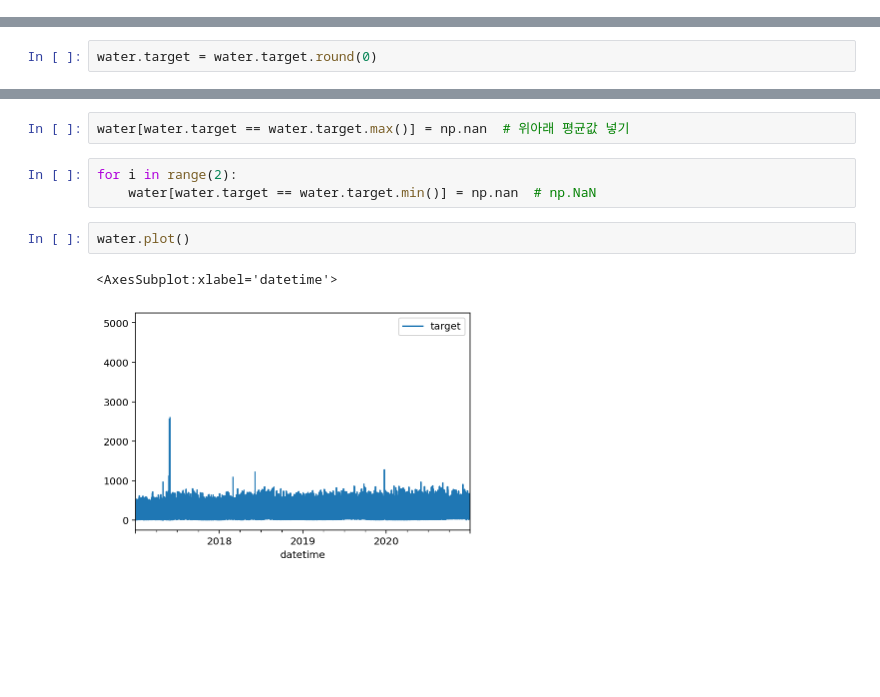
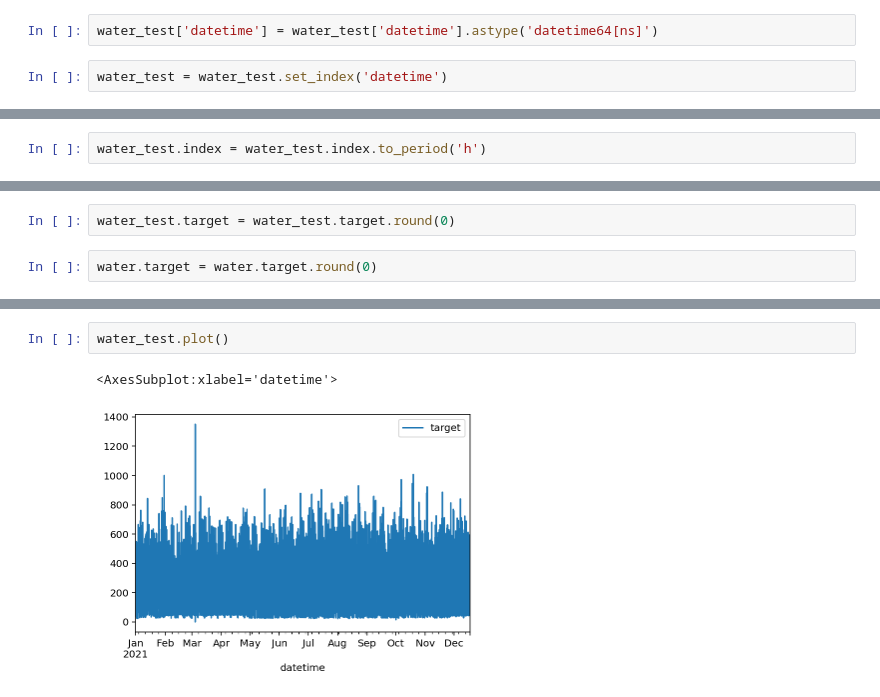
Before and after one commit to pyh5214/ML_Time-Series-Analysis, a Jupyter notebook: water.ipynb, the cells around one changed output, grey strips where cells are left out. Saved outputs shown, nothing was run; the diff lists cells and outputs as text; blank space fills up the shorter version.

Commit message:
water_sktime
전처리된 데이터에 적용:

```diff
--- a/water.ipynb
+++ b/water.ipynb
@@ -23,5 +57,9 @@ water = water.drop('구미 혁신도시배수지 유출유량 적산차', axis=1
 # %%
 water['datetime'] = water['datetime'].astype('datetime64[ns]')
+# %%
+water_test['datetime'] = water_test['datetime'].astype('datetime64[ns]')
+# %%
+water_test = water_test.set_index('datetime')
 # %%
 water = water.set_index('datetime')
 water
@@ -40,5 +78,7 @@ water
 | 2020-12-31 22:00:00 | 141.0 |
 | 2020-12-31 23:00:00 | 112.0 |
 35063 rows × 1 columns
+# %%
+water_test.index = water_test.index.to_period('h')
 # %%
 water.index = water.index.to_period('h')
@@ -80,2 +105,4 @@ water.sort_values(by='target', ascending=False)
+# %%
+water_test.target = water_test.target.round(0)
 # %%
 water.target = water.target.round(0)
@@ -89,10 +114,5 @@ water.plot()
-# %%
-water[water.target == water.target.max()] = np.nan  # 위아래 평균값 넣기
-# %%
-for i in range(2):
-    water[water.target == water.target.min()] = np.nan  # np.NaN
 # %%
-water.plot()
+water_test.plot()
 # %% [output]
 <AxesSubplot:xlabel='datetime'>
-[figure, old version]
+[figure, new version]
```
Also changed, not shown: parts of 129 cells of this notebook.
